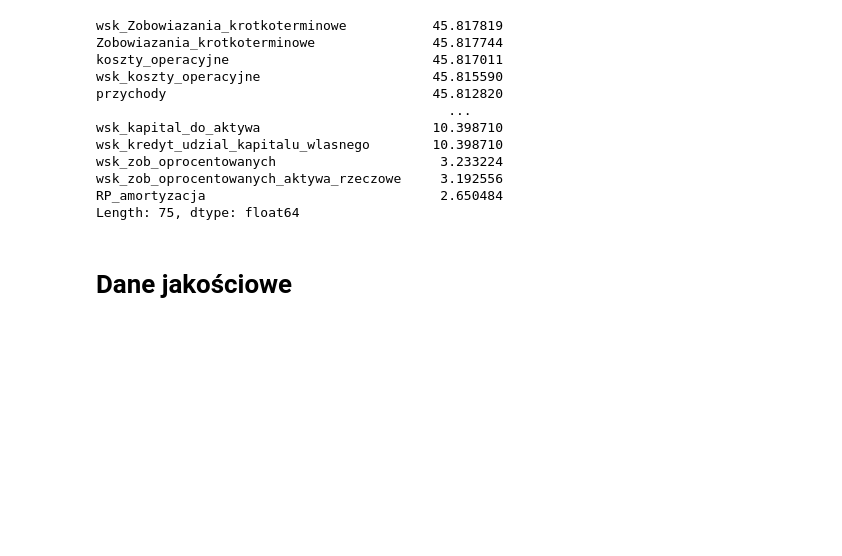
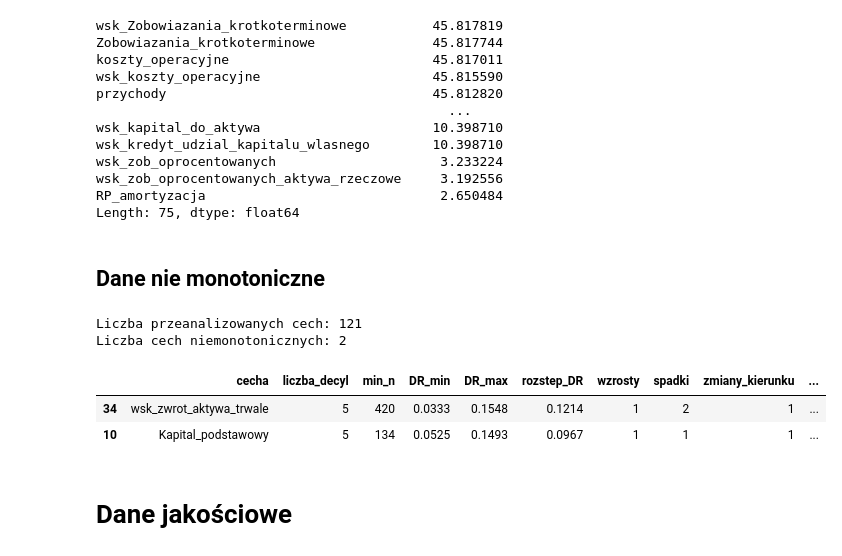
Before and after one commit to NorbertTrojan/Malysz_1, a Jupyter notebook: ekspoloracja_danych.ipynb, the cells around one changed output. Saved outputs shown, nothing was run; the diff lists cells and outputs as text; code cells hidden in the pictures; blank space fills up the shorter version.

Commit message:
Dodanie znajdowania zmiennych nie monotonicznych.

```diff
--- a/ekspoloracja_danych.ipynb
+++ b/ekspoloracja_danych.ipynb
@@ -263,3 +266,13 @@ wsk_zob_oprocentowanych                     3.233224
 wsk_zob_oprocentowanych_aktywa_rzeczowe     3.192556
 RP_amortyzacja                              2.650484
 Length: 75, dtype: float64
+# %% [markdown]
+## Dane nie monotoniczne
+# %%
+lista_nie_monotonicznych=wykryj_niemonotoniczne(X_num,y_train, liczba_kwantyli=5)
+# %% [output]
+Liczba przeanalizowanych cech: 121
+Liczba cech niemonotonicznych: 2
+|  | cecha | liczba_decyl | min_n | DR_min | DR_max | rozstep_DR | wzrosty | spadki | zmiany_kierunku | ... |
+| 34 | wsk_zwrot_aktywa_trwale | 5 | 420 | 0.0333 | 0.1548 | 0.1214 | 1 | 2 | 1 | ... |
+| 10 | Kapital_podstawowy | 5 | 134 | 0.0525 | 0.1493 | 0.0967 | 1 | 1 | 1 | ... |
```
Also changed, not shown: parts of 3 cells of this notebook, 2 other files.
